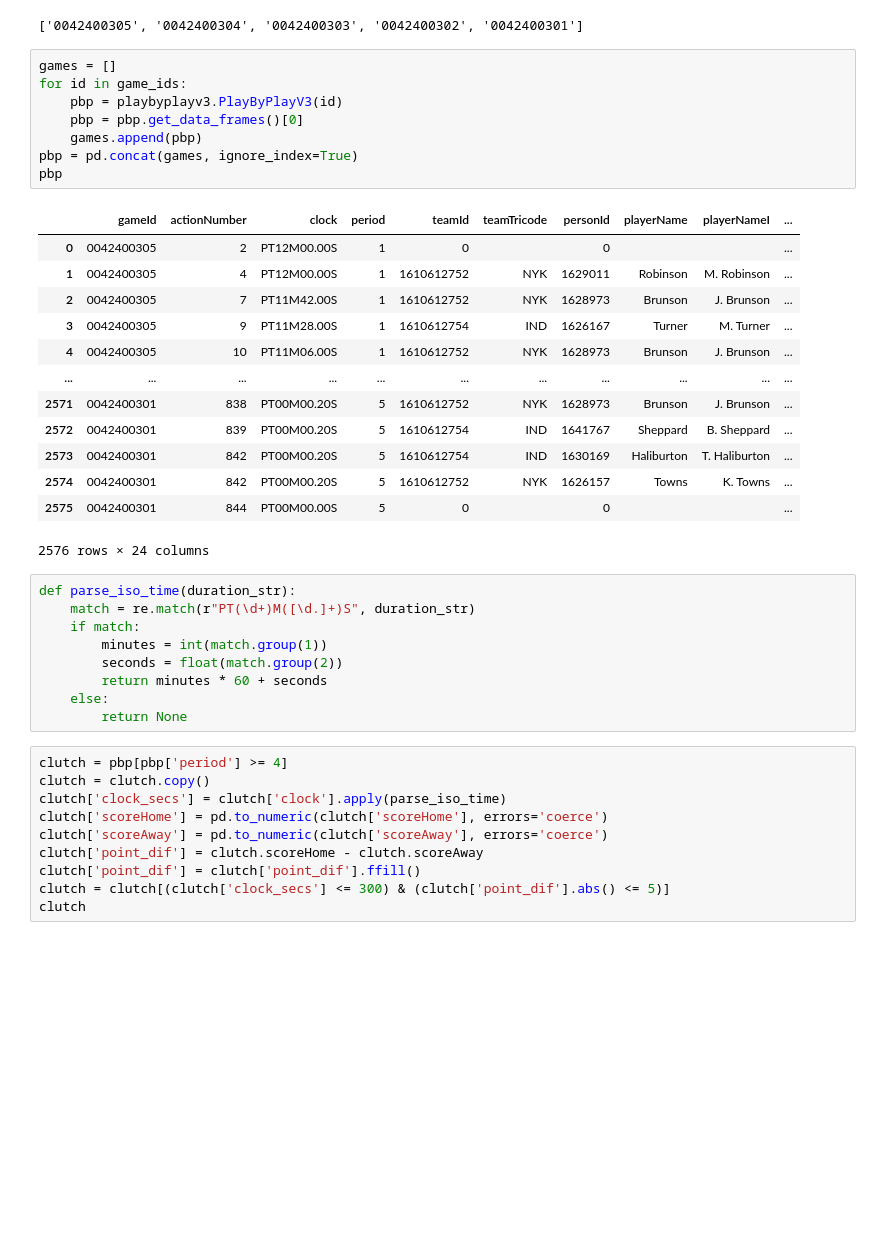
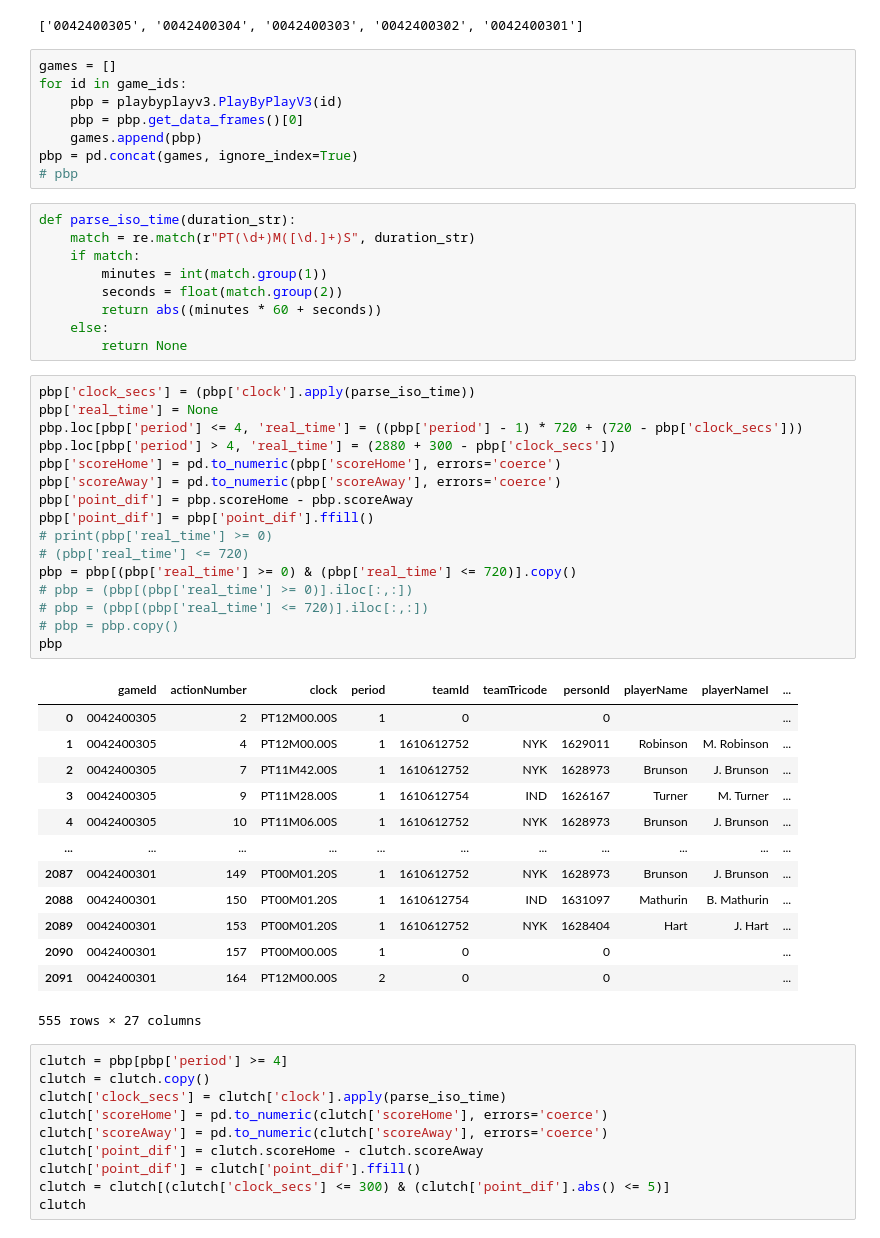
Before and after one commit to rickpatking/2025-Knicks-Clutch, a Jupyter notebook: nba_stats.ipynb, the cells around one changed output. Cells and saved outputs as stored; diff of their text form; blank space fills up the shorter version.

```diff
--- a/nba_stats.ipynb
+++ b/nba_stats.ipynb
@@ -59,30 +60,46 @@ for id in game_ids:
     pbp = pbp.get_data_frames()[0]
     games.append(pbp)
 pbp = pd.concat(games, ignore_index=True)
-pbp
+# pbp
-# %% [output]
-|  | gameId | actionNumber | clock | period | teamId | teamTricode | personId | playerName | playerNameI | ... |
-| 0 | 0042400305 | 2 | PT12M00.00S | 1 | 0 |  | 0 |  |  | ... |
-| 1 | 0042400305 | 4 | PT12M00.00S | 1 | 1610612752 | NYK | 1629011 | Robinson | M. Robinson | ... |
-| 2 | 0042400305 | 7 | PT11M42.00S | 1 | 1610612752 | NYK | 1628973 | Brunson | J. Brunson | ... |
-| 3 | 0042400305 | 9 | PT11M28.00S | 1 | 1610612754 | IND | 1626167 | Turner | M. Turner | ... |
-| 4 | 0042400305 | 10 | PT11M06.00S | 1 | 1610612752 | NYK | 1628973 | Brunson | J. Brunson | ... |
-| ... | ... | ... | ... | ... | ... | ... | ... | ... | ... | ... |
-| 2571 | 0042400301 | 838 | PT00M00.20S | 5 | 1610612752 | NYK | 1628973 | Brunson | J. Brunson | ... |
-| 2572 | 0042400301 | 839 | PT00M00.20S | 5 | 1610612754 | IND | 1641767 | Sheppard | B. Sheppard | ... |
-| 2573 | 0042400301 | 842 | PT00M00.20S | 5 | 1610612754 | IND | 1630169 | Haliburton | T. Haliburton | ... |
-| 2574 | 0042400301 | 842 | PT00M00.20S | 5 | 1610612752 | NYK | 1626157 | Towns | K. Towns | ... |
-| 2575 | 0042400301 | 844 | PT00M00.00S | 5 | 0 |  | 0 |  |  | ... |
-2576 rows × 24 columns
 # %%
 def parse_iso_time(duration_str):
     match = re.match(r"PT(\d+)M([\d.]+)S", duration_str)
     if match:
         minutes = int(match.group(1))
         seconds = float(match.group(2))
-        return minutes * 60 + seconds
+        return abs((minutes * 60 + seconds))
     else:
         return None
+# %%
+pbp['clock_secs'] = (pbp['clock'].apply(parse_iso_time))
+pbp['real_time'] = None
+pbp.loc[pbp['period'] <= 4, 'real_time'] = ((pbp['period'] - 1) * 720 + (720 - pbp['clock_secs']))
+pbp.loc[pbp['period'] > 4, 'real_time'] = (2880 + 300 - pbp['clock_secs'])
+pbp['scoreHome'] = pd.to_numeric(pbp['scoreHome'], errors='coerce')
+pbp['scoreAway'] = pd.to_numeric(pbp['scoreAway'], errors='coerce')
+pbp['point_dif'] = pbp.scoreHome - pbp.scoreAway
+pbp['point_dif'] = pbp['point_dif'].ffill()
+# print(pbp['real_time'] >= 0)
+# (pbp['real_time'] <= 720)
+pbp = pbp[(pbp['real_time'] >= 0) & (pbp['real_time'] <= 720)].copy()
+# pbp = (pbp[(pbp['real_time'] >= 0)].iloc[:,:])
+# pbp = (pbp[(pbp['real_time'] <= 720)].iloc[:,:])
+# pbp = pbp.copy()
+pbp
+# %% [output]
+|  | gameId | actionNumber | clock | period | teamId | teamTricode | personId | playerName | playerNameI | ... |
+| 0 | 0042400305 | 2 | PT12M00.00S | 1 | 0 |  | 0 |  |  | ... |
+| 1 | 0042400305 | 4 | PT12M00.00S | 1 | 1610612752 | NYK | 1629011 | Robinson | M. Robinson | ... |
+| 2 | 0042400305 | 7 | PT11M42.00S | 1 | 1610612752 | NYK | 1628973 | Brunson | J. Brunson | ... |
+| 3 | 0042400305 | 9 | PT11M28.00S | 1 | 1610612754 | IND | 1626167 | Turner | M. Turner | ... |
+| 4 | 0042400305 | 10 | PT11M06.00S | 1 | 1610612752 | NYK | 1628973 | Brunson | J. Brunson | ... |
+| ... | ... | ... | ... | ... | ... | ... | ... | ... | ... | ... |
+| 2087 | 0042400301 | 149 | PT00M01.20S | 1 | 1610612752 | NYK | 1628973 | Brunson | J. Brunson | ... |
+| 2088 | 0042400301 | 150 | PT00M01.20S | 1 | 1610612754 | IND | 1631097 | Mathurin | B. Mathurin | ... |
+| 2089 | 0042400301 | 153 | PT00M01.20S | 1 | 1610612752 | NYK | 1628404 | Hart | J. Hart | ... |
+| 2090 | 0042400301 | 157 | PT00M00.00S | 1 | 0 |  | 0 |  |  | ... |
+| 2091 | 0042400301 | 164 | PT12M00.00S | 2 | 0 |  | 0 |  |  | ... |
+555 rows × 27 columns
 # %%
 clutch = pbp[pbp['period'] >= 4]
 clutch = clutch.copy()
```
Also changed, not shown: parts of 8 cells of this notebook, 1 other file.
